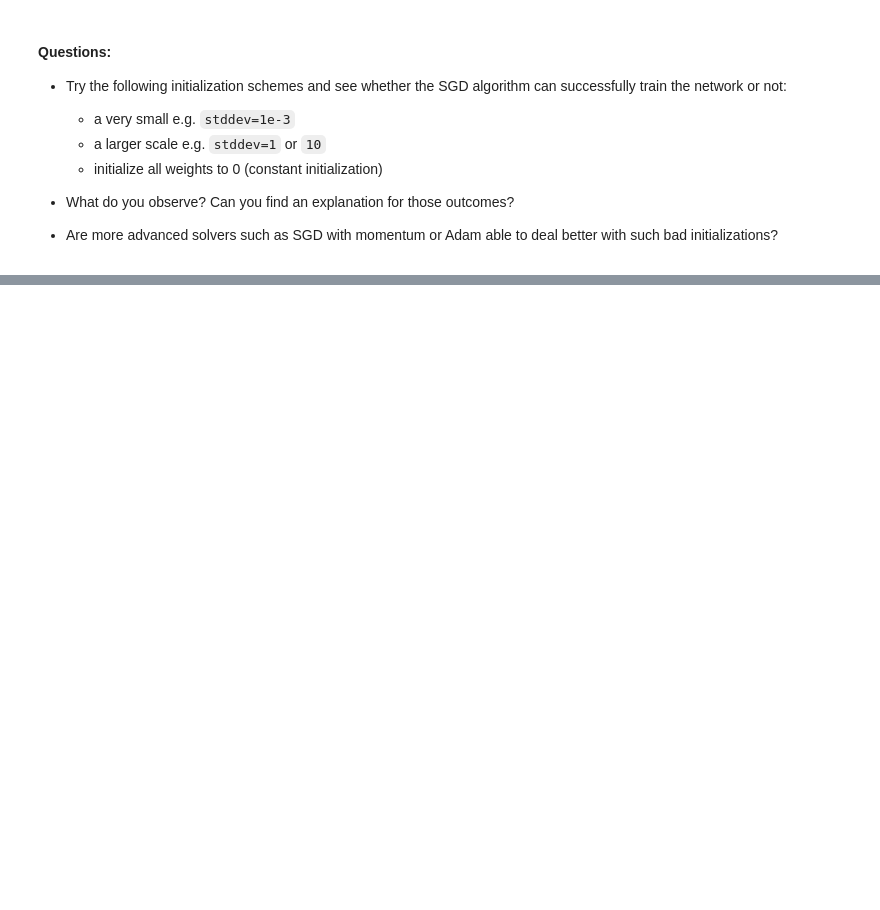
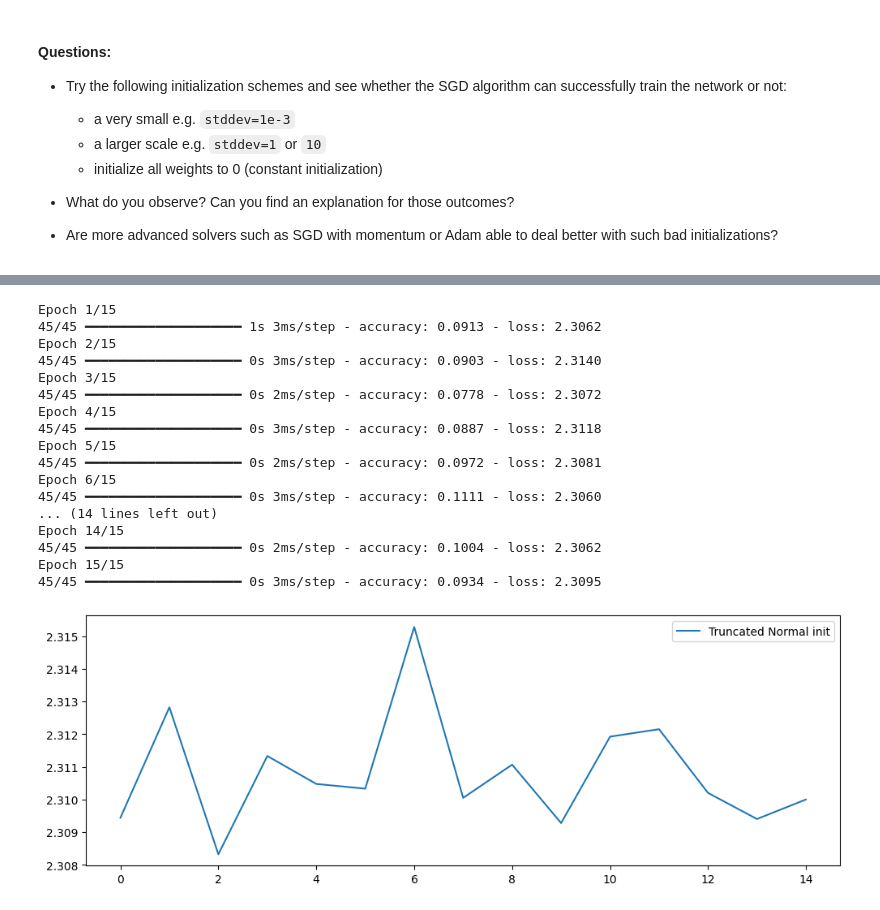
Before and after one commit to shyeolekar5/deep_learning, a Jupyter notebook: 01_materials/labs/lab_1.ipynb, the cells around one changed output, grey strips where cells are left out. Saved outputs shown, nothing was run; the diff lists cells and outputs as text; code cells hidden in the pictures; blank space fills up the shorter version.

```diff
--- a/01_materials/labs/lab_1.ipynb
+++ b/01_materials/labs/lab_1.ipynb
@@ -398,0 +893,46 @@ model.layers[0].weights
+# %%
+#All weights to zero + adding momemtum to SGD example
+from tensorflow.keras import initializers
+from tensorflow.keras import optimizers
+
+input_dim = 64
+hidden_dim = 64
+output_dim = 10
+
+zero_init = initializers.Zeros()
+
+model = Sequential()
+model.add(Dense(hidden_dim, input_dim=input_dim, activation="tanh",
+                kernel_initializer=zero_init))
+model.add(Dense(hidden_dim, activation="tanh",
+                kernel_initializer=zero_init))
+model.add(Dense(output_dim, activation="softmax",
+                kernel_initializer=zero_init))
+
+model.compile(optimizer=optimizers.SGD(learning_rate=0.1, momentum=0.9),
+              loss='categorical_crossentropy', metrics=['accuracy'])
+
+history = model.fit(X_train, y_train, epochs=15, batch_size=32)
+
+plt.figure(figsize=(12, 4))
+plt.plot(history.history['loss'], label="Truncated Normal init")
+plt.legend();
+# %% [output]
+Epoch 1/15
+45/45 ━━━━━━━━━━━━━━━━━━━━ 1s 3ms/step - accuracy: 0.0913 - loss: 2.3062
+Epoch 2/15
+45/45 ━━━━━━━━━━━━━━━━━━━━ 0s 3ms/step - accuracy: 0.0903 - loss: 2.3140
+Epoch 3/15
+45/45 ━━━━━━━━━━━━━━━━━━━━ 0s 2ms/step - accuracy: 0.0778 - loss: 2.3072
+Epoch 4/15
+45/45 ━━━━━━━━━━━━━━━━━━━━ 0s 3ms/step - accuracy: 0.0887 - loss: 2.3118
+Epoch 5/15
+45/45 ━━━━━━━━━━━━━━━━━━━━ 0s 2ms/step - accuracy: 0.0972 - loss: 2.3081
+Epoch 6/15
+45/45 ━━━━━━━━━━━━━━━━━━━━ 0s 3ms/step - accuracy: 0.1111 - loss: 2.3060
+... (14 lines left out)
+Epoch 14/15
+45/45 ━━━━━━━━━━━━━━━━━━━━ 0s 2ms/step - accuracy: 0.1004 - loss: 2.3062
+Epoch 15/15
+45/45 ━━━━━━━━━━━━━━━━━━━━ 0s 3ms/step - accuracy: 0.0934 - loss: 2.3095
+[figure, added]
```
Also changed, not shown: parts of 41 cells of this notebook.
